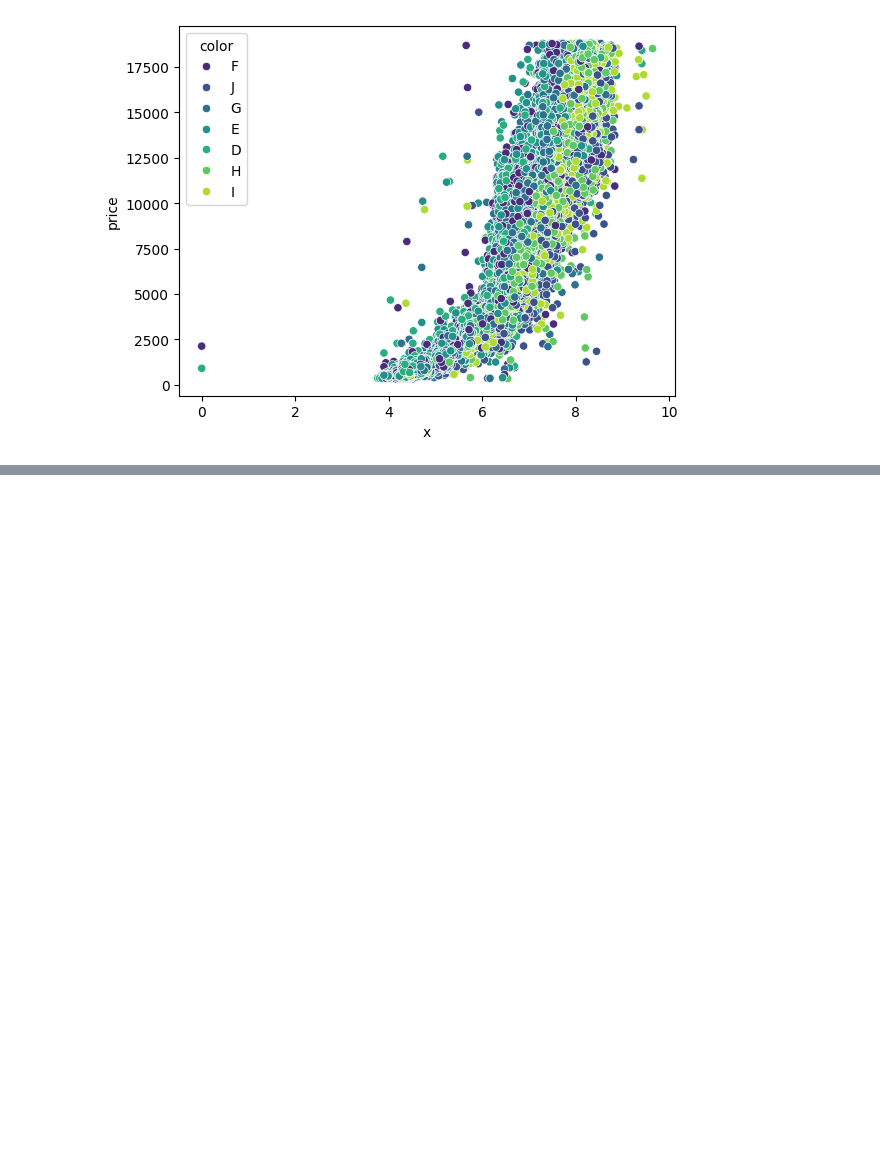
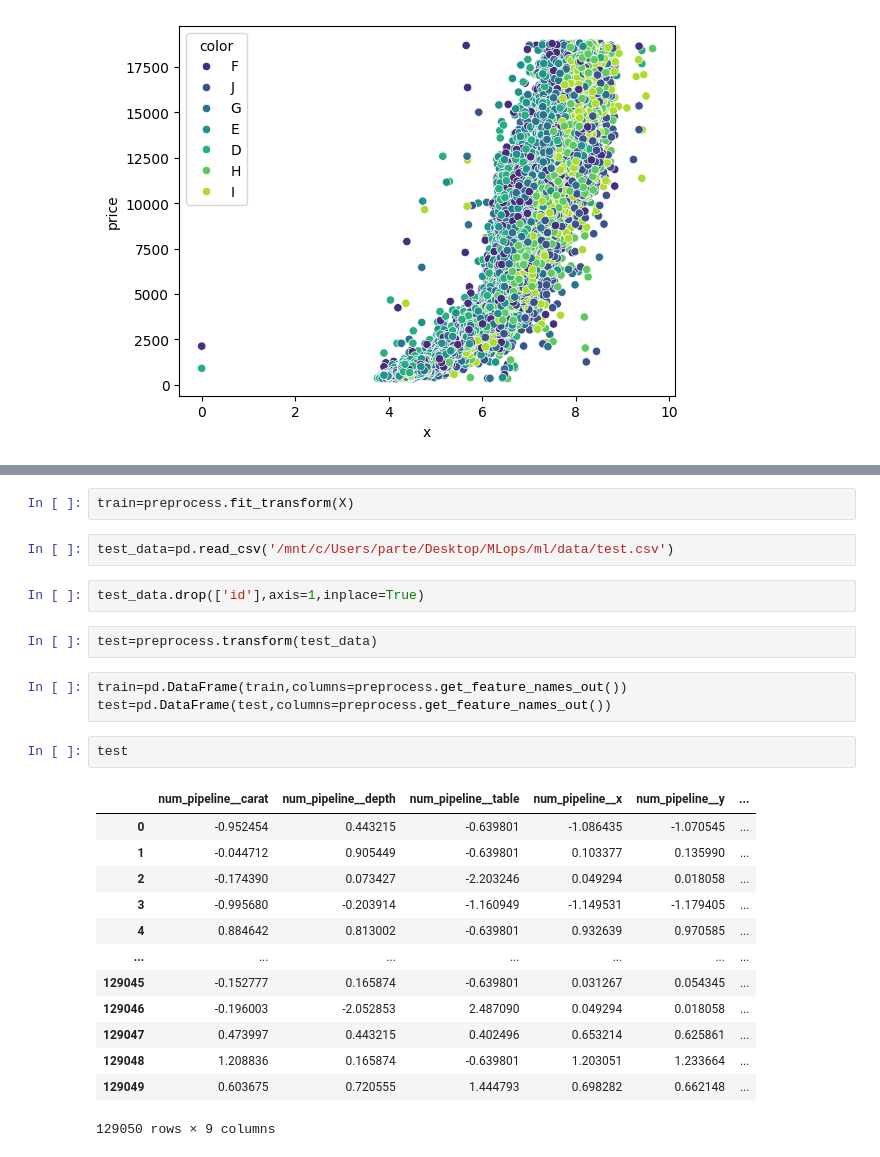
Before and after one commit to keetrap/ml, a Jupyter notebook: experiment/experiments.ipynb, the cells around one changed output, grey strips where cells are left out. Cells and saved outputs as stored; diff of their text form; blank space fills up the shorter version.

```diff
--- a/experiment/experiments.ipynb
+++ b/experiment/experiments.ipynb
@@ -171,0 +208,27 @@ train_data
+# %%
+train=preprocess.fit_transform(X)
+# %%
+test_data=pd.read_csv('/mnt/c/Users/parte/Desktop/MLops/ml/data/test.csv')
+# %%
+test_data.drop(['id'],axis=1,inplace=True)
+# %%
+test=preprocess.transform(test_data)
+# %%
+train=pd.DataFrame(train,columns=preprocess.get_feature_names_out())
+test=pd.DataFrame(test,columns=preprocess.get_feature_names_out())
+# %%
+test
+# %% [output]
+|  | num_pipeline__carat | num_pipeline__depth | num_pipeline__table | num_pipeline__x | num_pipeline__y | ... |
+| 0 | -0.952454 | 0.443215 | -0.639801 | -1.086435 | -1.070545 | ... |
+| 1 | -0.044712 | 0.905449 | -0.639801 | 0.103377 | 0.135990 | ... |
+| 2 | -0.174390 | 0.073427 | -2.203246 | 0.049294 | 0.018058 | ... |
+| 3 | -0.995680 | -0.203914 | -1.160949 | -1.149531 | -1.179405 | ... |
+| 4 | 0.884642 | 0.813002 | -0.639801 | 0.932639 | 0.970585 | ... |
+| ... | ... | ... | ... | ... | ... | ... |
+| 129045 | -0.152777 | 0.165874 | -0.639801 | 0.031267 | 0.054345 | ... |
+| 129046 | -0.196003 | -2.052853 | 2.487090 | 0.049294 | 0.018058 | ... |
+| 129047 | 0.473997 | 0.443215 | 0.402496 | 0.653214 | 0.625861 | ... |
+| 129048 | 1.208836 | 0.165874 | -0.639801 | 1.203051 | 1.233664 | ... |
+| 129049 | 0.603675 | 0.720555 | 1.444793 | 0.698282 | 0.662148 | ... |
+129050 rows × 9 columns
```
Also changed, not shown: parts of 15 cells of this notebook.
